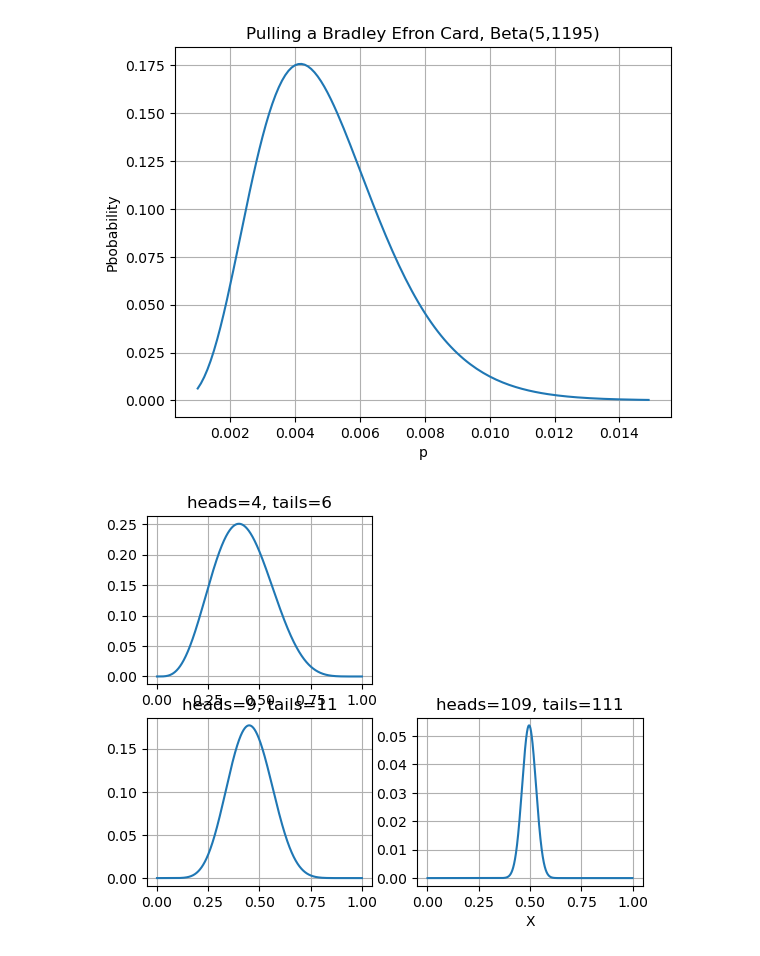
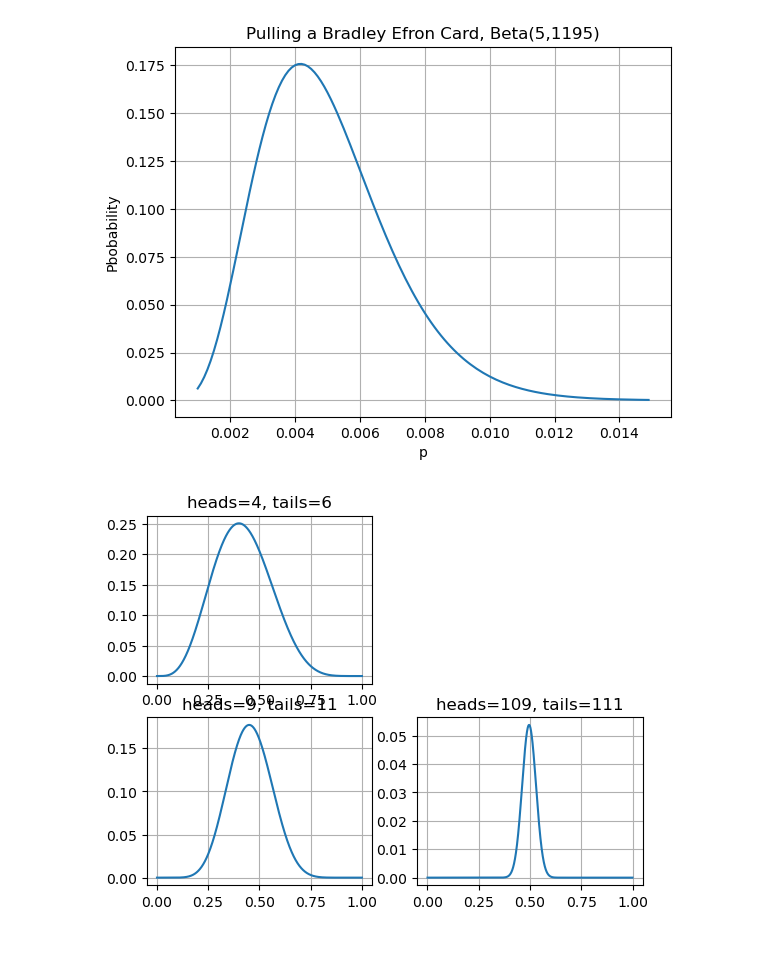
Before and after one commit to MemoryFactory/jupyter_basic, a Jupyter notebook: python_basic_exercises.ipynb, the cells around one changed output. Saved outputs shown, nothing was run; the diff lists cells and outputs as text; code cells hidden in the pictures.

```diff
--- a/python_basic_exercises.ipynb
+++ b/python_basic_exercises.ipynb
@@ -801,30 +801,28 @@ plt.show()
 # %%
 # 5.5 exercises
 from bayesian import *
 import numpy as np
 import matplotlib.pyplot as plt
 
 fig=plt.figure()
 x=np.arange(0.001,0.999,0.0001)
 y1=binomial(4,4+6,x)
 y2=binomial(9,9+11,x)
 y3=binomial(109,109+111,x)
 
 ax1=fig.add_subplot(2,2,1)
 ax2=fig.add_subplot(2,2,3)
 ax3=fig.add_subplot(2,2,4)
 
+ax1.set_title('heads=4, tails=6')
+ax1.grid(True)
 ax1.plot(x,y1)
-ax1.set_title('heads=4, tails=6')
-ax1.plot(
+ax2.set_title('heads=9, tails=11')
+ax2.grid(True)
 ax2.plot(x,y2)
-ax2.set_title('heads=9, tails=11')
+ax3.set_title('heads=109, tails=111')
+ax3.grid(True)
 ax3.plot(x,y3)
-ax3.set_title('heads=109, tails=111')
-ax3.set_xlabel('X')
-ax1.grid(True)
-ax2.grid(True)
-ax3.grid(True)
 plt.show()
 # %% [output]
-[figure, old version]
+[figure, new version]
```
